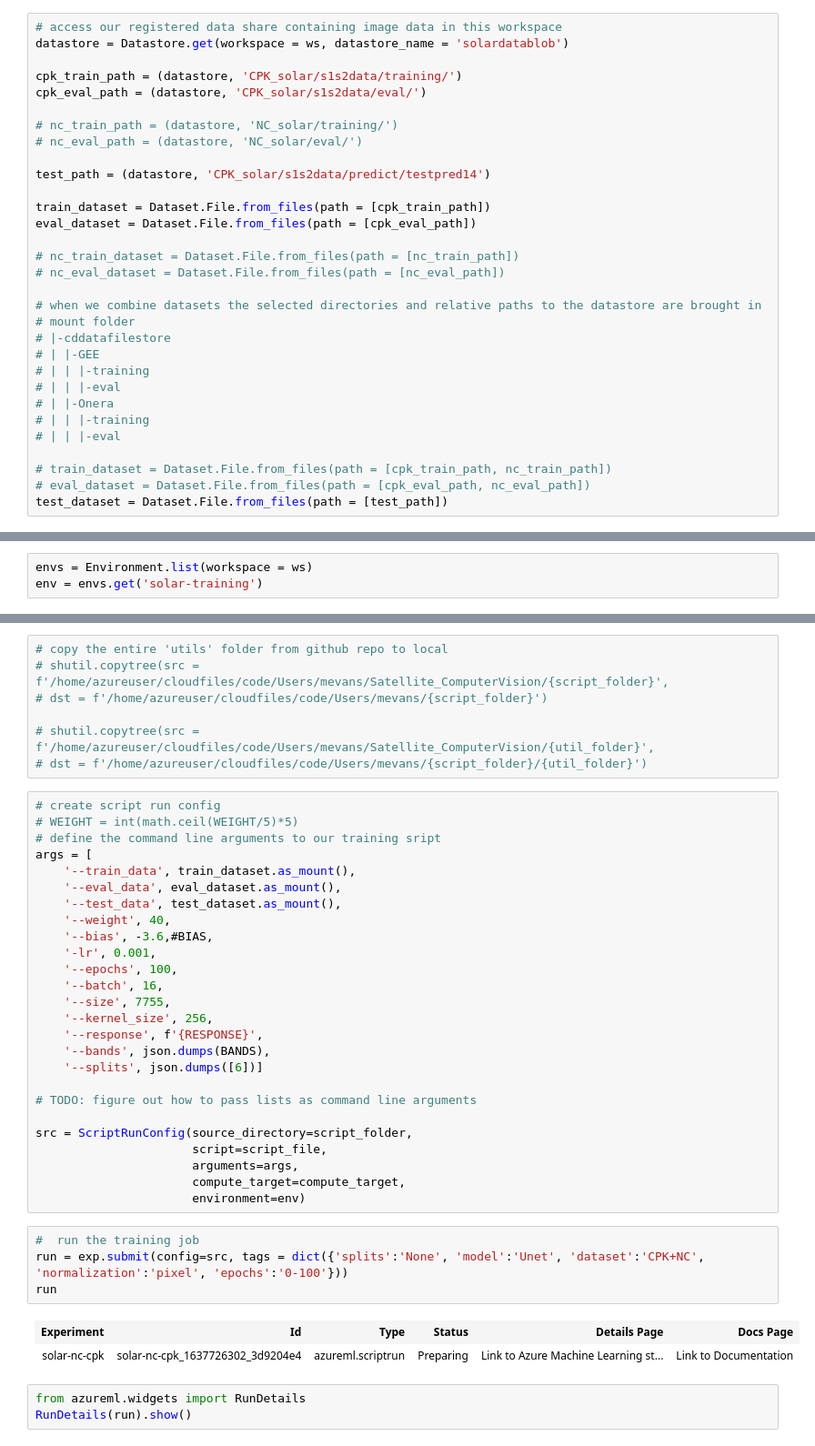
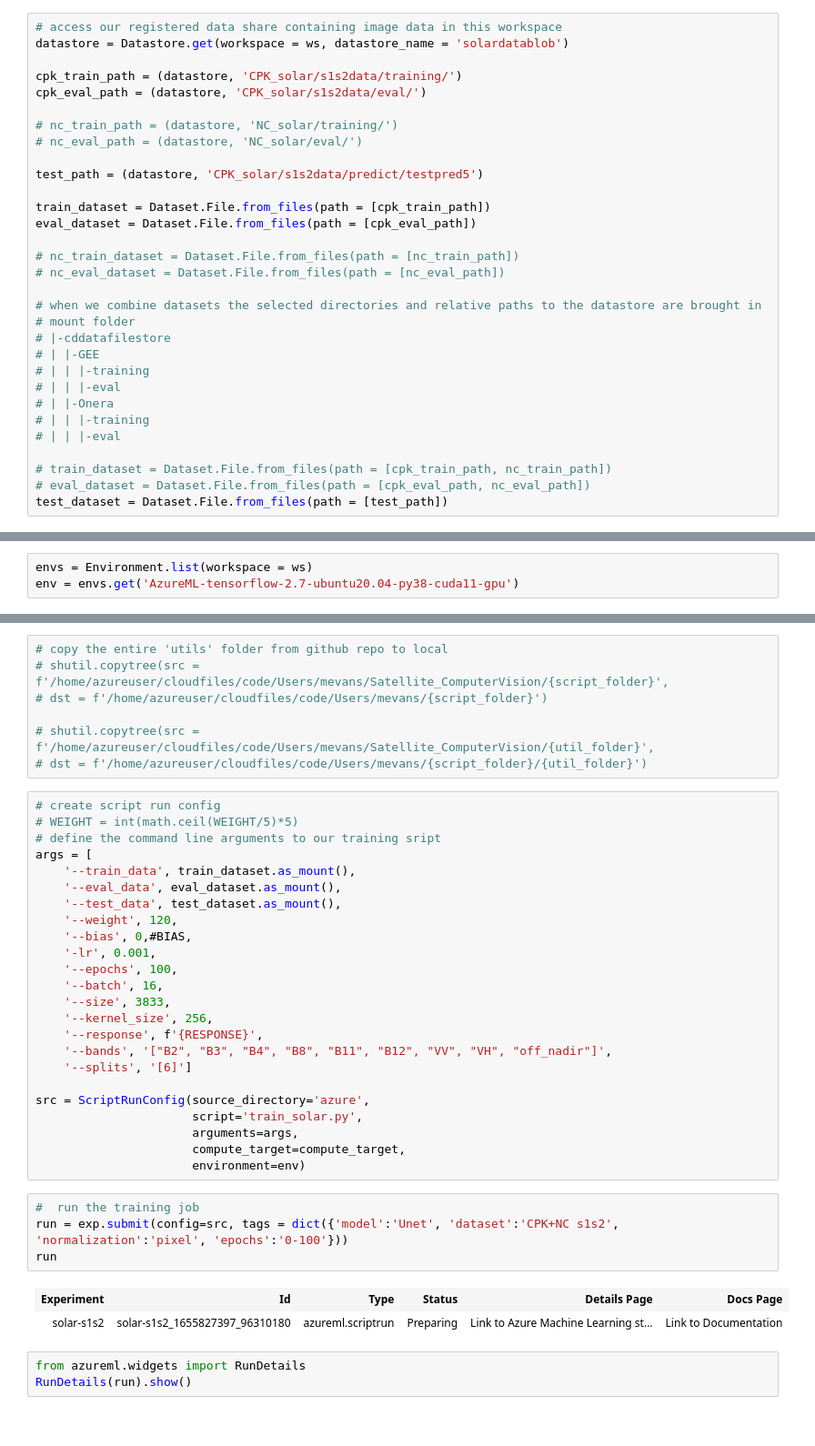
Before and after one commit to mjevans26/Solar_UNet, a Jupyter notebook: train.ipynb, the cells around one changed output, grey strips where cells are left out. Shown at 91% size. Saved outputs shown, nothing was run; the diff lists cells and outputs as text.

```diff
--- a/train.ipynb
+++ b/train.ipynb
@@ -53,7 +53,7 @@ cpk_eval_path = (datastore, 'CPK_solar/s1s2data/eval/')
 # nc_train_path = (datastore, 'NC_solar/training/')
 # nc_eval_path = (datastore, 'NC_solar/eval/')
 
-test_path = (datastore, 'CPK_solar/s1s2data/predict/testpred14')
+test_path = (datastore, 'CPK_solar/s1s2data/predict/testpred5')
 
 train_dataset = Dataset.File.from_files(path = [cpk_train_path])
 eval_dataset = Dataset.File.from_files(path = [cpk_eval_path])
@@ -84,3 +89,3 @@ compute_target = ws.compute_targets['mevans-gpu']
 # %%
 envs = Environment.list(workspace = ws)
-env = envs.get('solar-training')
+env = envs.get('AzureML-tensorflow-2.7-ubuntu20.04-py38-cuda11-gpu')
@@ -229,31 +214,29 @@ args = [
     '--train_data', train_dataset.as_mount(),
     '--eval_data', eval_dataset.as_mount(),
     '--test_data', test_dataset.as_mount(),
-    '--weight', 40,
-    '--bias', -3.6,#BIAS,
+    '--weight', 120,
+    '--bias', 0,#BIAS,
     '-lr', 0.001,
     '--epochs', 100,
     '--batch', 16,
-    '--size', 7755,
+    '--size', 3833,
     '--kernel_size', 256,
     '--response', f'{RESPONSE}',
-    '--bands', json.dumps(BANDS),
-    '--splits', json.dumps([6])]
+    '--bands', '["B2", "B3", "B4", "B8", "B11", "B12", "VV", "VH", "off_nadir"]',
+    '--splits', '[6]']
 
-# TODO: figure out how to pass lists as command line arguments
-
-src = ScriptRunConfig(source_directory=script_folder,
-                      script=script_file,
+src = ScriptRunConfig(source_directory='azure',
+                      script='train_solar.py',
                       arguments=args,
                       compute_target=compute_target,
                       environment=env)
 # %%
 #  run the training job
-run = exp.submit(config=src, tags = dict({'splits':'None', 'model':'Unet', 'dataset':'CPK+NC', 'normalization':'pixel', 'epochs':'0-100'}))
+run = exp.submit(config=src, tags = dict({'model':'Unet', 'dataset':'CPK+NC s1s2', 'normalization':'pixel', 'epochs':'0-100'}))
 run
 # %% [output]
 | Experiment | Id | Type | Status | Details Page | Docs Page |
-| solar-nc-cpk | solar-nc-cpk_1637726302_3d9204e4 | azureml.scriptrun | Preparing | Link to Azure Machine Learning st... | Link to Documentation |
+| solar-s1s2 | solar-s1s2_1655827397_96310180 | azureml.scriptrun | Preparing | Link to Azure Machine Learning st... | Link to Documentation |
 # %%
 from azureml.widgets import RunDetails
 RunDetails(run).show()
```
Also changed, not shown: parts of 10 cells of this notebook, 3 other files.
